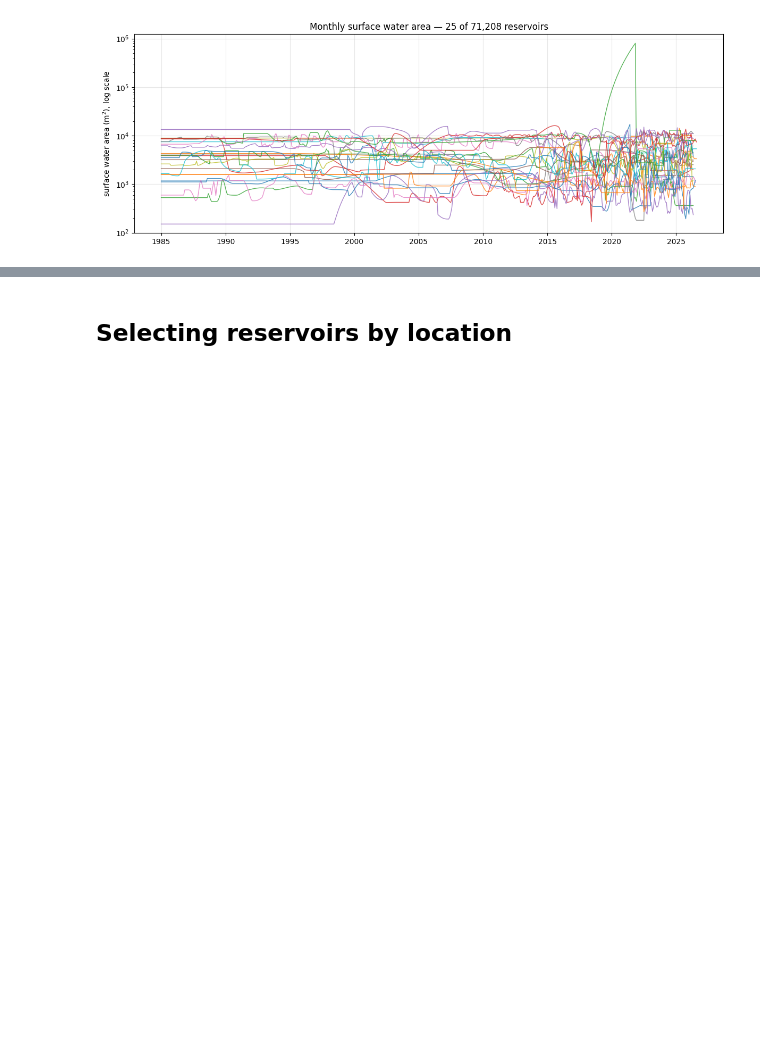
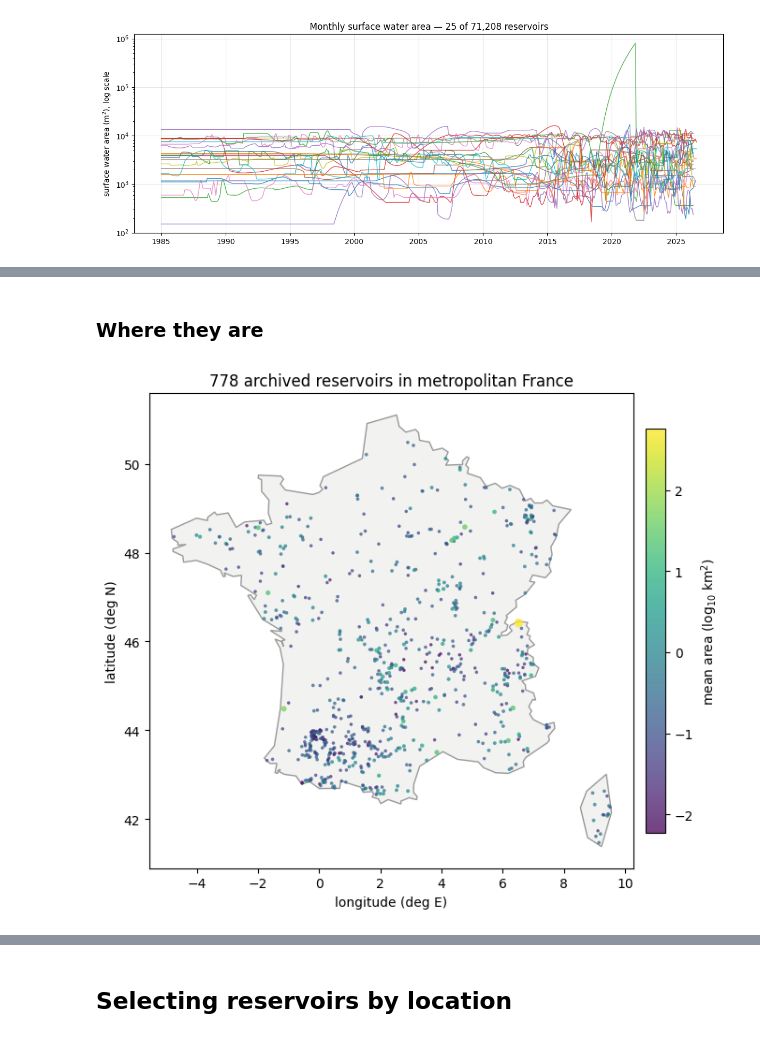
Before and after one commit to jaapschellekens/GWW_archive, a Jupyter notebook: example_timeseries.ipynb, the cells around one changed output, grey strips where cells are left out. Cells and saved outputs as stored; diff of their text form; code cells hidden in the pictures; blank space fills up the shorter version.

```diff
--- a/example_timeseries.ipynb
+++ b/example_timeseries.ipynb
@@ -452,0 +547,25 @@ fig.tight_layout()
+# %% [markdown]
+### Where they are
+# %%
+areas = france.mean("time").values
+flon = ds["longitude"].sel(reservoir=france_ids).values
+flat = ds["latitude"].sel(reservoir=france_ids).values
+
+fig, ax = plt.subplots(figsize=(7, 7.5))
+for ring in FRANCE_OUTLINE:
+    xy = np.asarray(ring)
+    ax.fill(xy[:, 0], xy[:, 1], facecolor="#f2f2f0", edgecolor="#999999", lw=1.0, zorder=0)
+
+sc = ax.scatter(flon, flat, s=6 + 40 * np.sqrt(areas / areas.max()),
+                c=np.log10(areas / 1e6), cmap="viridis",
+                alpha=0.75, edgecolors="none", zorder=2)
+cb = fig.colorbar(sc, ax=ax, shrink=0.6, pad=0.02)
+cb.set_label("mean area (log$_{10}$ km$^2$)")
+
+ax.set_aspect(1 / np.cos(np.deg2rad(46.5)))
+ax.set_xlabel("longitude (deg E)")
+ax.set_ylabel("latitude (deg N)")
+ax.set_title(f"{len(france_ids)} archived reservoirs in metropolitan France")
+fig.tight_layout()
+# %% [output]
+[figure, added]
```
Also changed, not shown: parts of 8 cells of this notebook.
